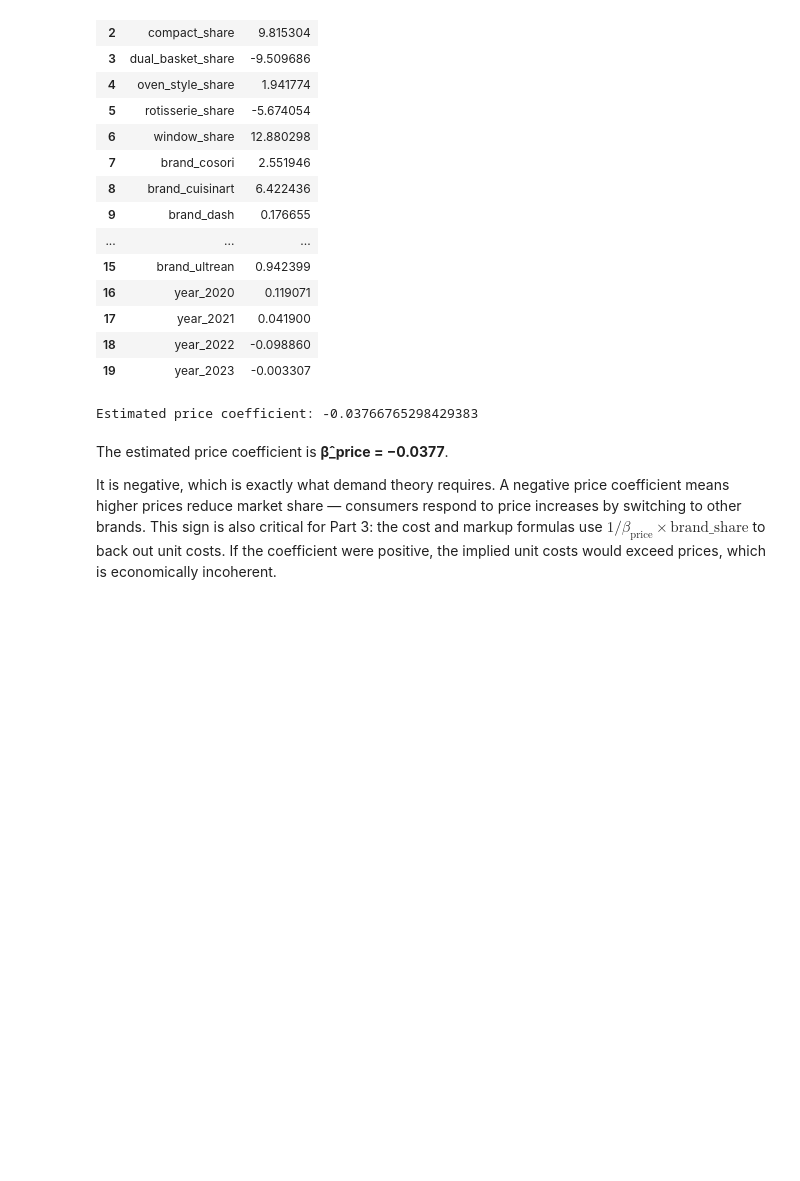
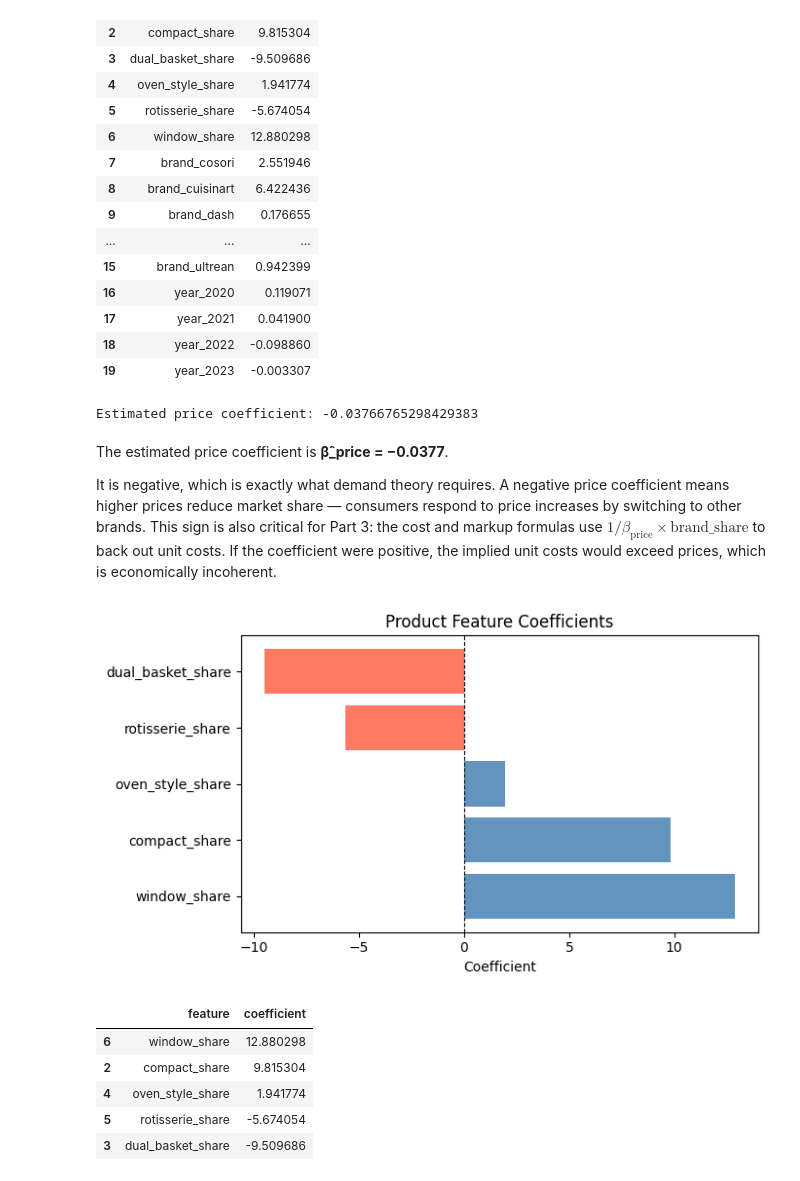
Before and after one commit to brishti-c/Demand_Estimation, a Jupyter notebook: Data_Analyst.ipynb, the cells around one changed output. Drawn from its saved outputs; the diff is of its cells as text; code cells hidden in the pictures; blank space fills up the shorter version.

```diff
--- a/Data_Analyst.ipynb
+++ b/Data_Analyst.ipynb
@@ -200,3 +200,25 @@ Estimated price coefficient: -0.03766765298429383
 The estimated price coefficient is **β̂_price = −0.0377**.
 
 It is negative, which is exactly what demand theory requires. A negative price coefficient means higher prices reduce market share — consumers respond to price increases by switching to other brands. This sign is also critical for Part 3: the cost and markup formulas use $1 / \beta_{\text{price}} \times \text{brand\_share}$ to back out unit costs. If the coefficient were positive, the implied unit costs would exceed prices, which is economically incoherent.
+# %%
+feature_coefs = coef_table[coef_table['feature'].isin(feature_cols)].copy()
+feature_coefs = feature_coefs.sort_values('coefficient', ascending=False)
+
+colors = ['steelblue' if c > 0 else 'tomato' for c in feature_coefs['coefficient']]
+plt.figure(figsize=(7, 4))
+plt.barh(feature_coefs['feature'], feature_coefs['coefficient'], color=colors, alpha=0.85)
+plt.axvline(0, color='black', linewidth=0.8, linestyle='--')
+plt.xlabel('Coefficient')
+plt.title('Product Feature Coefficients')
+plt.tight_layout()
+plt.show()
+
+feature_coefs
+# %% [output]
+[figure, added]
+|  | feature | coefficient |
+| 6 | window_share | 12.880298 |
+| 2 | compact_share | 9.815304 |
+| 4 | oven_style_share | 1.941774 |
+| 5 | rotisserie_share | -5.674054 |
+| 3 | dual_basket_share | -9.509686 |
```
Also changed, not shown: parts of 8 cells of this notebook.
